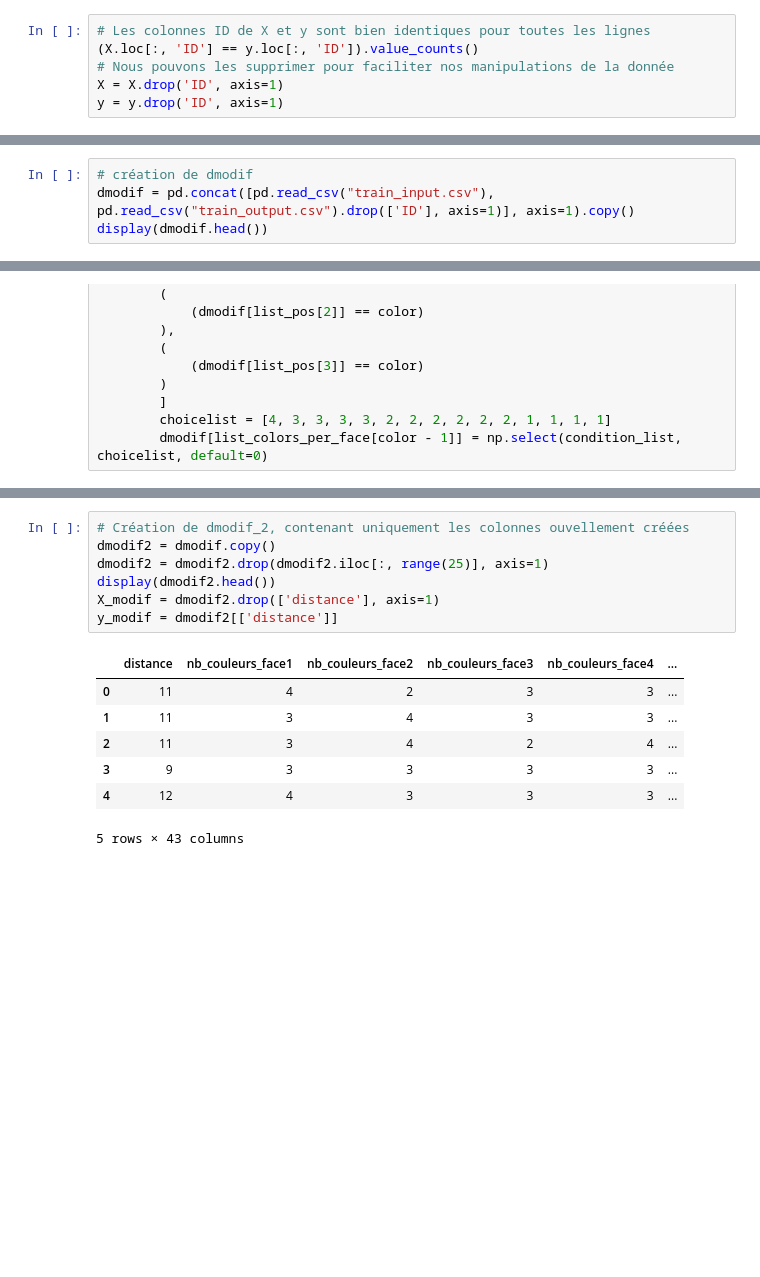
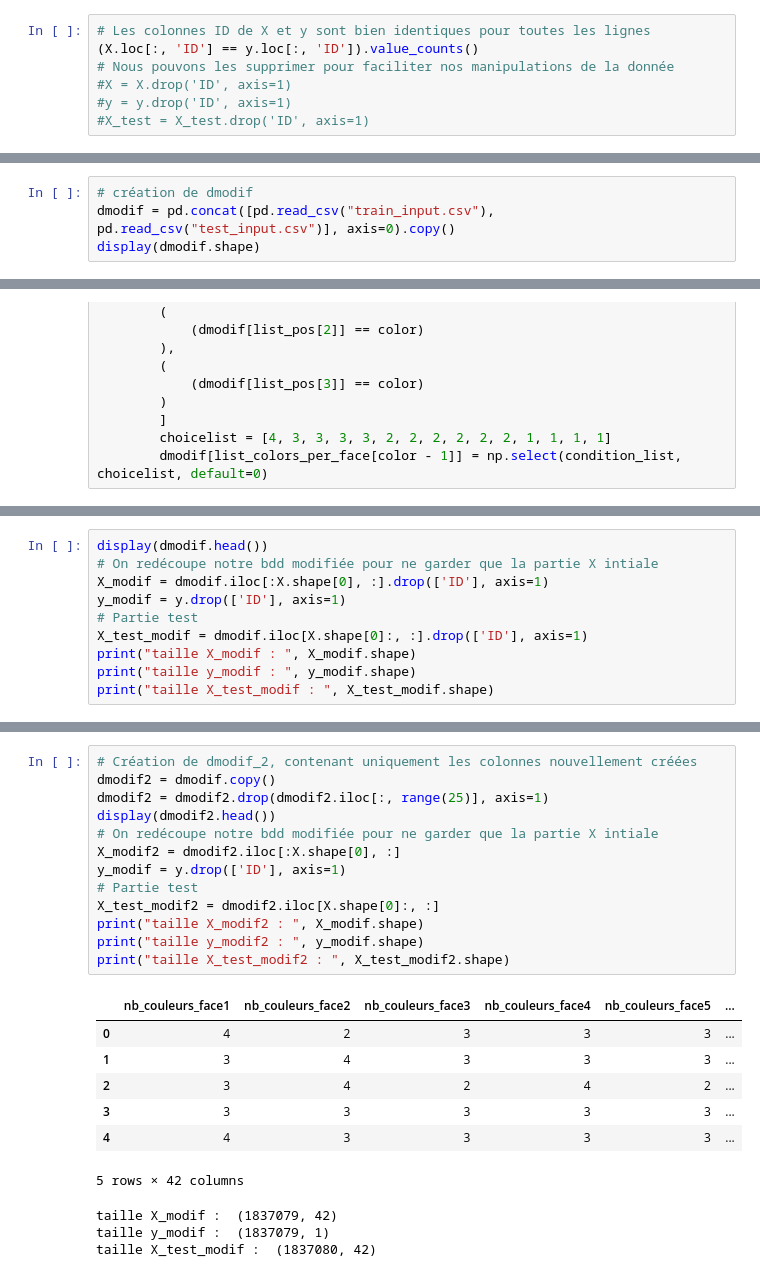
Before and after one commit to tintamaria95/MLProject-Rubik-s-Cube, a Jupyter notebook: projetML.ipynb, the cells around one changed output, grey strips where cells are left out. Drawn from its saved outputs; the diff is of its cells as text; blank space fills up the shorter version.

```diff
--- a/projetML.ipynb
+++ b/projetML.ipynb
@@ -101,6 +101,7 @@ test: (1837080, 25)
 # Les colonnes ID de X et y sont bien identiques pour toutes les lignes
 (X.loc[:, 'ID'] == y.loc[:, 'ID']).value_counts()
 # Nous pouvons les supprimer pour faciliter nos manipulations de la donnée
-X = X.drop('ID', axis=1)
-y = y.drop('ID', axis=1)
+#X = X.drop('ID', axis=1)
+#y = y.drop('ID', axis=1)
+#X_test = X_test.drop('ID', axis=1)
 # %%
@@ -320,6 +327,6 @@ Nous partons donc dans l'hypothèse que nous ne pourrons pas connaître les posi
 Nous allons créer une seconde base de donnée **dmodif**, copie de notre dataset originale à laquelle nous apporterons quelques modifications afin d'améliorer notre modèle.
 # %%
 # création de dmodif
-dmodif = pd.concat([pd.read_csv("train_input.csv"), pd.read_csv("train_output.csv").drop(['ID'], axis=1)], axis=1).copy()
-display(dmodif.head())
+dmodif = pd.concat([pd.read_csv("train_input.csv"), pd.read_csv("test_input.csv")], axis=0).copy()
+display(dmodif.shape)
 # %% [output]
@@ -632,0 +616,10 @@ dmodif.loc[:, ['pos0', 'pos1', 'pos4', 'pos5', 'nb_couleurs_face1', 'face1_color
+# %%
+display(dmodif.head())
+# On redécoupe notre bdd modifiée pour ne garder que la partie X intiale
+X_modif = dmodif.iloc[:X.shape[0], :].drop(['ID'], axis=1)
+y_modif = y.drop(['ID'], axis=1)
+# Partie test
+X_test_modif = dmodif.iloc[X.shape[0]:, :].drop(['ID'], axis=1)
+print("taille X_modif : ", X_modif.shape)
+print("taille y_modif : ", y_modif.shape)
+print("taille X_test_modif : ", X_test_modif.shape)
@@ -633,16 +637,25 @@ dmodif.loc[:, ['pos0', 'pos1', 'pos4', 'pos5', 'nb_couleurs_face1', 'face1_color
 # %%
-# Création de dmodif_2, contenant uniquement les colonnes ouvellement créées
+# Création de dmodif_2, contenant uniquement les colonnes nouvellement créées
 dmodif2 = dmodif.copy()
 dmodif2 = dmodif2.drop(dmodif2.iloc[:, range(25)], axis=1)
 display(dmodif2.head())
-X_modif = dmodif2.drop(['distance'], axis=1)
-y_modif = dmodif2[['distance']]
+# On redécoupe notre bdd modifiée pour ne garder que la partie X intiale
+X_modif2 = dmodif2.iloc[:X.shape[0], :]
+y_modif = y.drop(['ID'], axis=1)
+# Partie test
+X_test_modif2 = dmodif2.iloc[X.shape[0]:, :]
+print("taille X_modif2 : ", X_modif.shape)
+print("taille y_modif2 : ", y_modif.shape)
+print("taille X_test_modif2 : ", X_test_modif2.shape)
 # %% [output]
-|  | distance | nb_couleurs_face1 | nb_couleurs_face2 | nb_couleurs_face3 | nb_couleurs_face4 | ... |
-| 0 | 11 | 4 | 2 | 3 | 3 | ... |
-| 1 | 11 | 3 | 4 | 3 | 3 | ... |
-| 2 | 11 | 3 | 4 | 2 | 4 | ... |
-| 3 | 9 | 3 | 3 | 3 | 3 | ... |
-| 4 | 12 | 4 | 3 | 3 | 3 | ... |
+|  | nb_couleurs_face1 | nb_couleurs_face2 | nb_couleurs_face3 | nb_couleurs_face4 | nb_couleurs_face5 | ... |
+| 0 | 4 | 2 | 3 | 3 | 3 | ... |
+| 1 | 3 | 4 | 3 | 3 | 3 | ... |
+| 2 | 3 | 4 | 2 | 4 | 2 | ... |
+| 3 | 3 | 3 | 3 | 3 | 3 | ... |
+| 4 | 4 | 3 | 3 | 3 | 3 | ... |
-5 rows × 43 columns
+5 rows × 42 columns
+taille X_modif :  (1837079, 42)
+taille y_modif :  (1837079, 1)
+taille X_test_modif :  (1837080, 42)
 # %%
```
Also changed, not shown: parts of 35 cells of this notebook, 2 other files.
